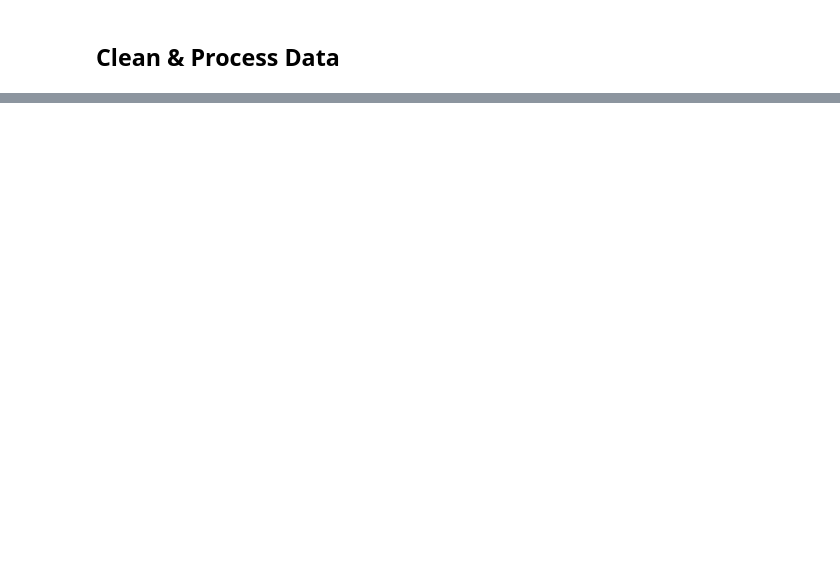
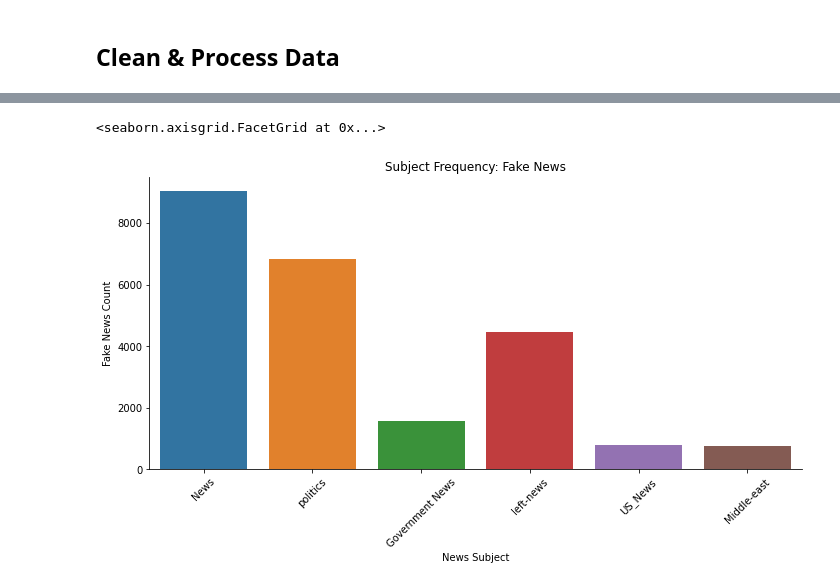
Before and after one commit to akikoiwamizu/w207-project, a Jupyter notebook: baseline_submission.ipynb, the cells around one changed output, grey strips where cells are left out. Saved outputs shown, nothing was run; the diff lists cells and outputs as text; code cells hidden in the pictures; blank space fills up the shorter version.

```diff
--- a/baseline_submission.ipynb
+++ b/baseline_submission.ipynb
@@ -35,5 +22,5 @@ from sklearn.model_selection import train_test_split
 # %%
 # Read in fake news data file.
-fake_zip = zipfile.ZipFile("content/drive/MyDrive/MIDS/fake-and-real-news-dataset/Fake.csv.zip")
+fake_zip = zipfile.ZipFile("input/fake-and-real-news-dataset/Fake.csv.zip")
 fake = pd.read_csv(fake_zip.open("Fake.csv"))
 fake.head()
@@ -45,0 +46,5 @@ ls: cannot access 'content/drive': No such file or directory
+# %%
+# Create label columns for the fake news data set.
+fake["label"] = "false"
+fake["label_bin"] = 0
+fake.shape
@@ -51,0 +261,8 @@ ls: cannot access 'content/drive': No such file or directory
+# %%
+# Histogram looking at the frequency of fake news subjects.
+g = sns.catplot(data=fake, x="subject", col="label_bin", kind="count", aspect=2)
+g.set(xlabel="News Subject", ylabel="Fake News Count", title="Subject Frequency: Fake News")
+g.set_xticklabels(rotation=45)
+# %% [output]
+<seaborn.axisgrid.FacetGrid at 0x...>
+[figure, added]
```
Also changed, not shown: parts of 36 cells of this notebook.
